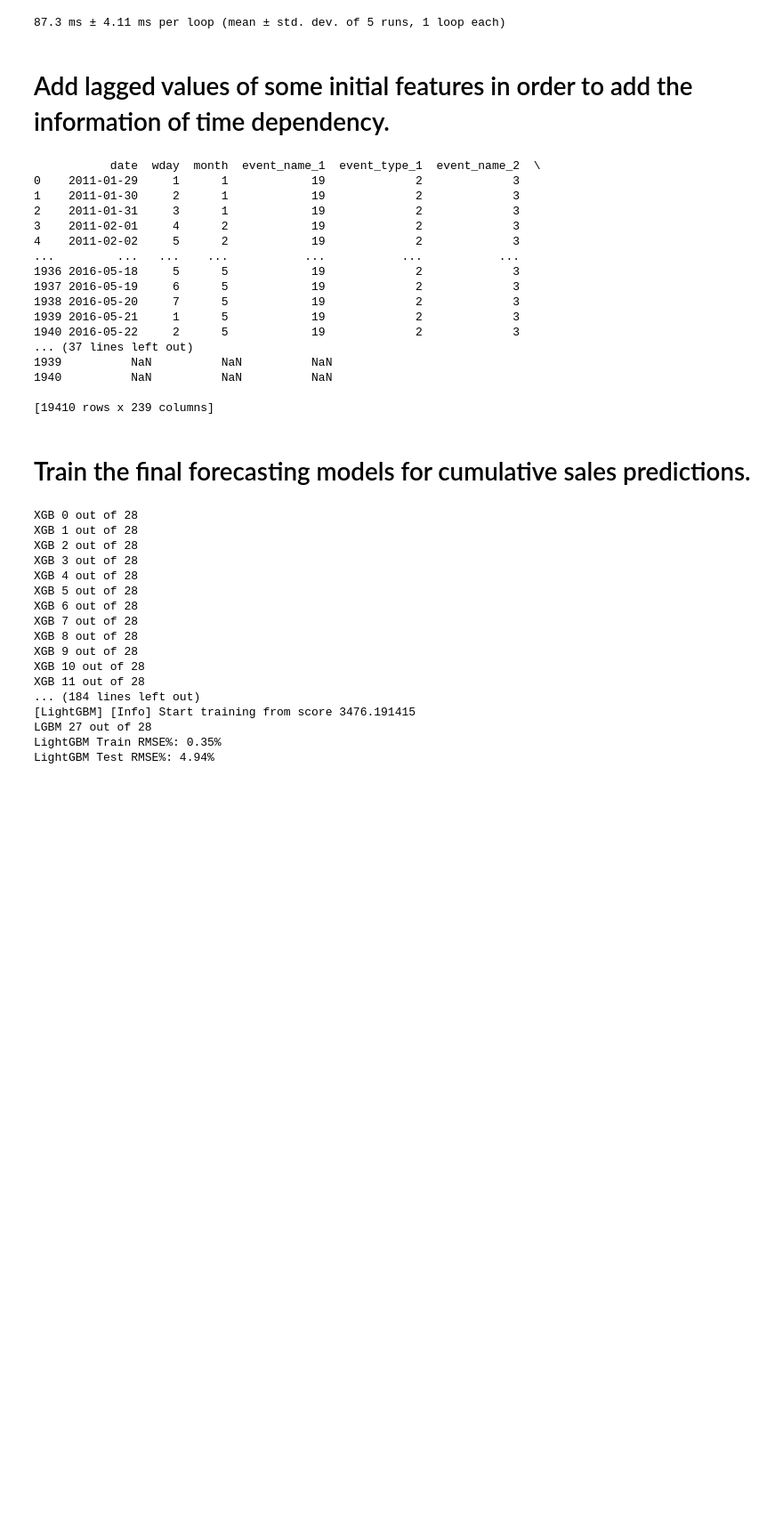
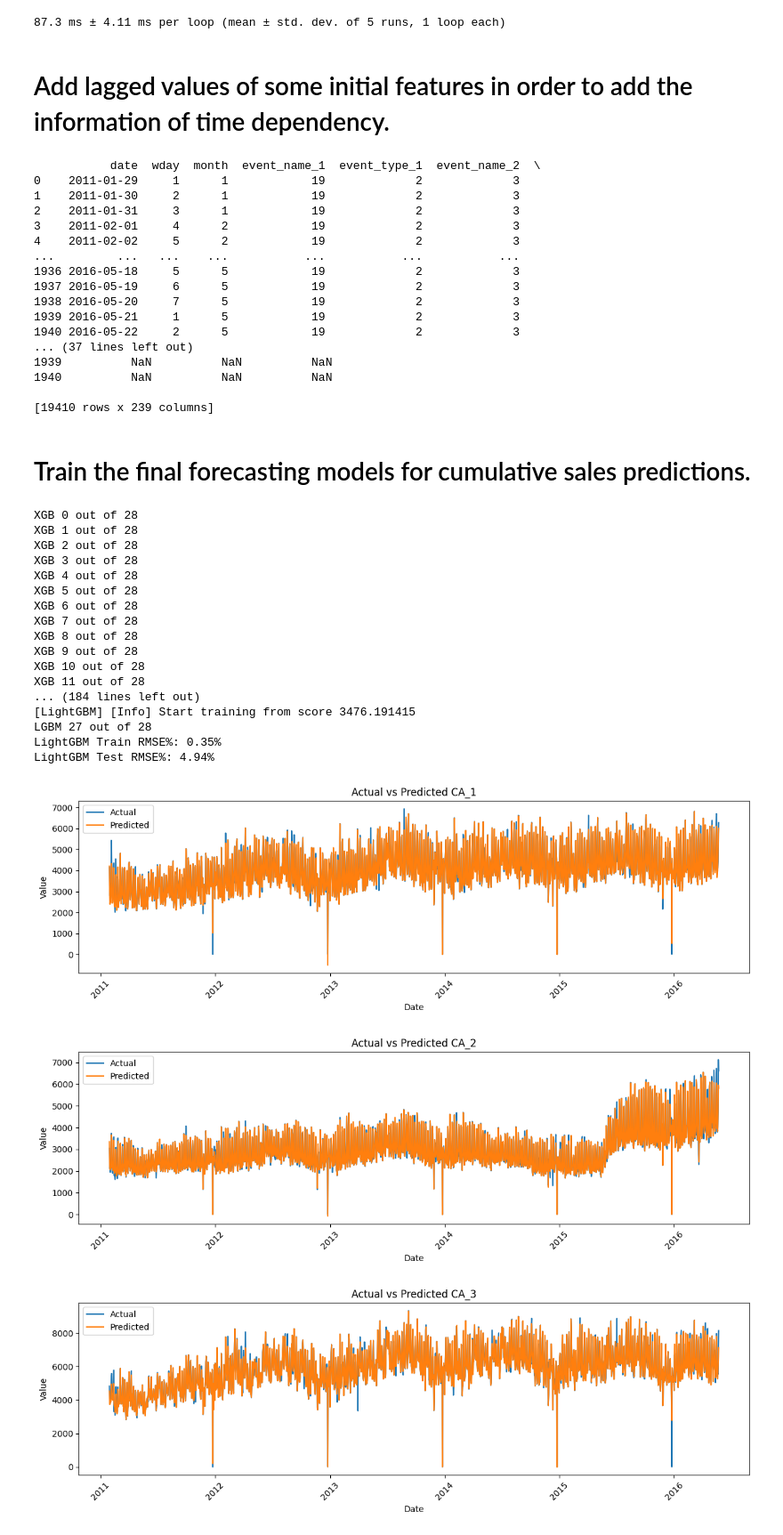
Before and after one commit to VPERepos/DataSciencePortfolio, a Jupyter notebook: TimeSeriesForecasting/GroceryRetailSalesForecasting/Notebooks/GroceryRetailSalesForecastingModellingPrototype.ipynb, the cells around one changed output. Shown at 89% size. Cells and saved outputs as stored; diff of their text form; code cells hidden in the pictures; blank space fills up the shorter version.

Commit message:
Actual modeling notebook 3 (trained lgbm for dynamic shares)

```diff
--- a/TimeSeriesForecasting/GroceryRetailSalesForecasting/Notebooks/GroceryRetailSalesForecastingModellingPrototype.ipynb
+++ b/TimeSeriesForecasting/GroceryRetailSalesForecasting/Notebooks/GroceryRetailSalesForecastingModellingPrototype.ipynb
@@ -735,3 +735,83 @@ XGB 11 out of 28
 LGBM 27 out of 28
 LightGBM Train RMSE%: 0.35%
 LightGBM Test RMSE%: 4.94%
+# %%
+def evaluate_forecast_of_cumulative_sales(loaded_models, feature_table_with_laggs, store_ids):
+    features_with_labels_evaluate_by_store = {
+        store_id: group.copy()
+        for store_id, group in feature_table_with_laggs.groupby("store_id")
+    }
+    n_horizons = len(loaded_models)
+
+    eval_df_by_stores = {}
+
+    for store in range(10):
+        label_cols = [f'y_future_{i}' for i in np.arange(1,29)]
+
+        # Drop rows with NaN in any of the label columns
+        features_with_labels_clean = features_with_labels_evaluate_by_store[store]#.dropna() #.reset_index(drop=True)
+
+        features_evaluate = features_with_labels_clean.drop(columns=label_cols).drop(columns='date')#.reset_index(drop=True)
+        labels_evaluate = features_with_labels_clean[label_cols]
+
+        preds_all = np.column_stack([m.predict(features_evaluate) for m in loaded_models])
+        pred_cols = [f"ypred_{i}" for i in range(n_horizons)]
+        y_cols = [f"y_{i}" for i in range(n_horizons)]
+
+        eval_df = pd.DataFrame(index=features_evaluate.index)
+        eval_df["date"] = features_with_labels_clean["date"]
+        eval_df[y_cols] = labels_evaluate.values
+        eval_df[pred_cols] = preds_all
+        valid_dates = set(eval_df['date'])
+
+        eval_df_new = eval_df[['date', 'y_0', 'ypred_0']].copy()
+        eval_df_new['date'] = eval_df_new['date'] + pd.Timedelta(days=1)
+
+        eval_df_new = eval_df_new[eval_df_new['date'].isin(valid_dates)]
+
+        n_rows = len(eval_df_new)
+
+        offset = 28
+
+        # Row offset before the last
+        source_row_idx = n_rows - offset
+        # Rows to replace
+        target_rows_idx = range(n_rows - offset, n_rows)
+
+        source_cols = [f'ypred_{i}' for i in range(0, offset)]
+
+        # Extract values from the row offset before the end
+        source_values = eval_df.loc[source_row_idx, source_cols].values
+
+        eval_df_new.loc[target_rows_idx, 'ypred_0'] = source_values
+
+        # Row offset before the last
+        source_row_idx = n_rows - offset
+        # Rows to replace
+        target_rows_idx = range(n_rows - offset, n_rows)
+
+        eval_df_by_stores[store_ids[store]] = eval_df_new.copy()
+
+    return eval_df_by_stores
+
+def plot_cumulative_sales_preds_vs_actual(eval_df_by_stores):
+    store_ids = list(eval_df_by_stores.keys())
+    for store in store_ids:
+        plt.figure(figsize=(12, 4))
+        plt.plot(eval_df_by_stores[store]['date'], eval_df_by_stores[store]['y_0'], label='Actual')
+        plt.plot(eval_df_by_stores[store]['date'], eval_df_by_stores[store]['ypred_0'], label='Predicted')
+        plt.xlabel('Date')
+        plt.ylabel('Value')
+        plt.title(f'Actual vs Predicted {store}')
+        plt.legend()
+        plt.xticks(rotation=45)
+        plt.tight_layout()
+        plt.show()
+
+eval_df_by_stores = evaluate_forecast_of_cumulative_sales(cumulative_sales_forecast_models["lgbm_models"], feature_table_with_laggs, initial_data._store_ids)
+
+plot_cumulative_sales_preds_vs_actual(eval_df_by_stores)
+# %% [output]
+[figure, added]
+[figure, added]
+[figure, added]
```
Also changed, not shown: parts of 6 cells of this notebook.
